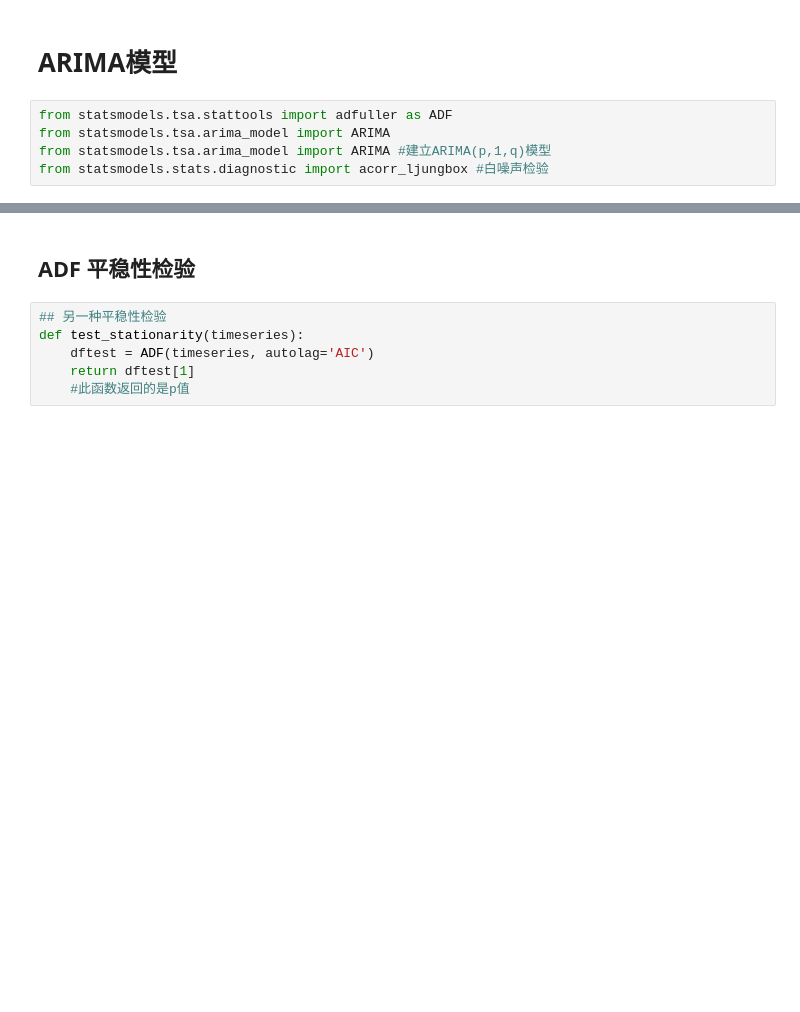
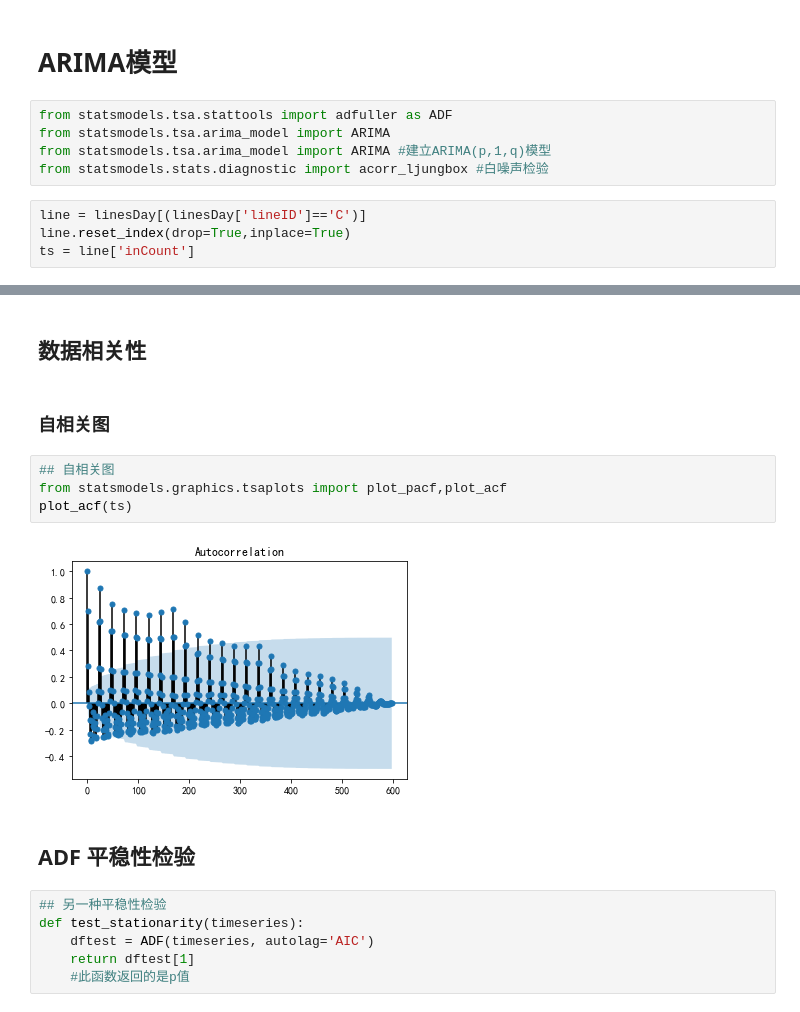
Before and after one commit to lvyuhong/Metro, a Jupyter notebook: AMRAModle.ipynb, the cells around one changed output, grey strips where cells are left out. Drawn from its saved outputs; the diff is of its cells as text; blank space fills up the shorter version.

```diff
--- a/AMRAModle.ipynb
+++ b/AMRAModle.ipynb
@@ -90,3 +81,7 @@ from statsmodels.tsa.stattools import adfuller as ADF
 from statsmodels.tsa.arima_model import ARIMA
 from statsmodels.tsa.arima_model import ARIMA #建立ARIMA(p,1,q)模型
 from statsmodels.stats.diagnostic import acorr_ljungbox #白噪声检验
+# %%
+line = linesDay[(linesDay['lineID']=='C')]
+line.reset_index(drop=True,inplace=True)
+ts = line['inCount']
@@ -93,3 +108,13 @@ from statsmodels.stats.diagnostic import acorr_ljungbox #白噪声检验
+# %% [markdown]
+## 数据相关性
+# %% [markdown]
+### 自相关图
+# %%
+## 自相关图
+from statsmodels.graphics.tsaplots import plot_pacf,plot_acf
+plot_acf(ts)
+# %% [output]
+[figure, added]
 # %% [markdown]
 ## ADF 平稳性检验
 # %%
```
Also changed, not shown: parts of 28 cells of this notebook, 1 other file.
